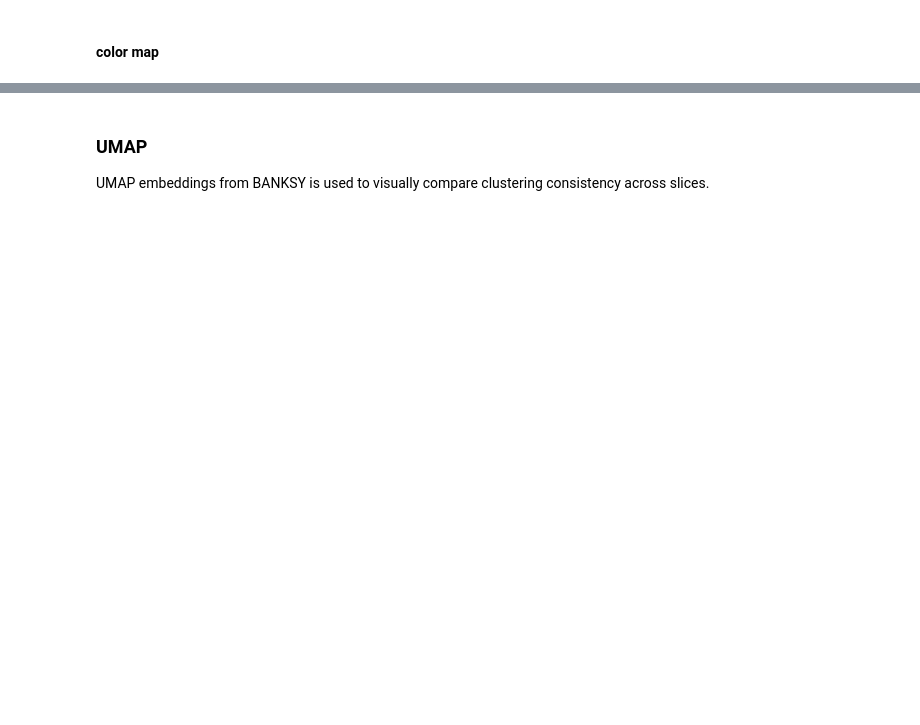
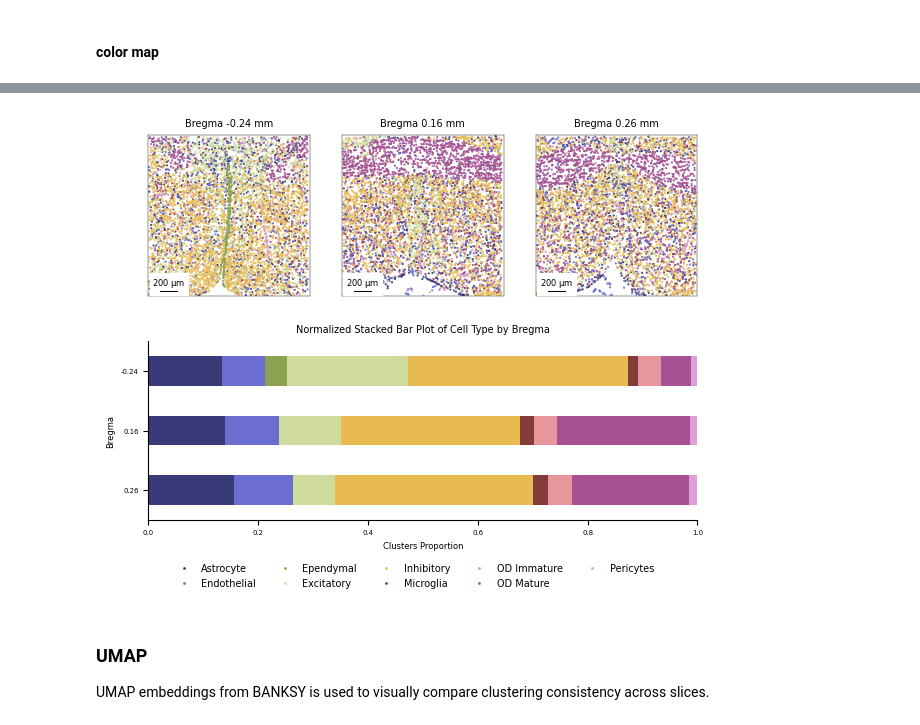
Before and after one commit to melocery/MasterThesisAnalysis, a Jupyter notebook: notebook/R1_SliceEquivalence.ipynb, the cells around one changed output, grey strips where cells are left out. Saved outputs shown, nothing was run; the diff lists cells and outputs as text; code cells hidden in the pictures; blank space fills up the shorter version.

```diff
--- a/notebook/R1_SliceEquivalence.ipynb
+++ b/notebook/R1_SliceEquivalence.ipynb
@@ -23,7 +26,7 @@ from plot import CM
 # %%
 banksy_folder_path = Path("../data/banksy_results/")
 # %%
-banksy_result = columns = ["Centroid_X", "Centroid_Y", "Bregma", "lam0.2"]
+columns = ["Centroid_X", "Centroid_Y", "Bregma", "lam0.2"]
 
 banksy_result = pd.read_csv(
         banksy_folder_path/"banksy_cluster.txt",
@@ -39,0 +73,9 @@ banksy_result = pd.read_csv(
+# %%
+banksy_result = banksy_result.merge(
+    banksy_result_all[['x', 'y', 'banksy_label']],
+    on=['x', 'y'],
+    how='left'
+)
+
+banksy_result['match'] = banksy_result['banksy_cluster'] == banksy_result['banksy_label']
+print(banksy_result[banksy_result['match'] == False])
@@ -39,0 +99,2 @@ banksy_result = pd.read_csv(
+# %%
+MERFISH_data_folder_path = Path("../data/mouse_hypothalamus/MERFISH/")
@@ -51,4 +149,9 @@ colormap = plt.get_cmap('tab20b', num_other_labels)
 other_colors = {label: colormap(i) for i, label in enumerate(unique_other_labels)}
 
 full_color_map = {**color_map, **other_colors}
+# %%
+all_labels = sorted(merfish_data['Cell_class'].unique())
+colormap = plt.cm.get_cmap('tab20b', len(all_labels))
+label_to_color = {label: colormap(i) for i, label in enumerate(all_labels)}
+colors = merfish_data['Cell_class'].map(label_to_color)
 # %% [markdown]
@@ -183,3 +184,77 @@ plt.show()
+# %%
+fig = plt.figure(figsize=(18*CM, 13*CM), constrained_layout=True)
+gs = gridspec.GridSpec(2, 3, height_ratios=[1, 1])
+
+scatter_data = [
+    (merfish_024, "Bregma -0.24 mm"),
+    (merfish_016, "Bregma 0.16 mm"),
+    (merfish_026, "Bregma 0.26 mm")
+]
+
+axes_scatter = []
+
+for i, (df, title) in enumerate(scatter_data):
+    ax = fig.add_subplot(gs[0, i])
+    ax.scatter(
+        df["x"], df["y"],
+        s=0.3,
+        c=df['Cell_class'].map(label_to_color),
+        rasterized=True
+    )
+    ax.set_title(title, fontsize=7)
+    ax.set_aspect('equal', adjustable='box')
+    ax.set_xlim(-10, 1810)
+    ax.set_ylim(-10, 1810)
+    ax.set_xticks([])
+    ax.set_yticks([])
+    for spine in ["top", "right", "left", "bottom"]:
+        ax.spines[spine].set_linewidth(0.3)
+    _plot_scalebar(ax, dx=1, units="um", location="lower left", length_fraction=0.2, fontsize=6, box_alpha=1, color="black")
+    axes_scatter.append(ax)
+
+# Add bar plot
+ax4 = fig.add_subplot(gs[1, :])
+df_normalized.plot(
+    kind="barh", stacked=True, ax=ax4,
+    color=[label_to_color.get(label) for label in df_normalized.columns]
+)
+
+ax4.spines["top"].set_visible(False)
+ax4.spines["right"].set_visible(False)
+ax4.set_xlim(0, 1)
+ax4.get_legend().remove()
+ax4.tick_params(axis='x', labelsize=5)
+ax4.tick_params(axis='y', labelsize=5)
+ax4.set_xlabel("Clusters Proportion", fontsize=6)
+ax4.set_ylabel("Bregma", fontsize=6)
+ax4.set_title("Normalized Stacked Bar Plot of Cell Type by Bregma", fontsize=7)
+
+# Global legend
+handles = [
+    mlines.Line2D(
+        [0], [0], marker='.', linestyle='None',
+        color='none',
+        markerfacecolor=label_to_color[label],
+        markeredgecolor='none',
+        markersize=4,
+        label=label
+    )
+    for label in all_labels
+]
+
+fig.legend(
+    handles=handles,
+    fontsize=7,
+    loc='lower center',
+    frameon=False,
+    bbox_to_anchor=(0.5, -0.04),
+    ncol=5
+)
+
+plt.savefig("../data/results/R1/celltypes.pdf", bbox_inches='tight')
+plt.show()
+# %% [output]
+[figure, added]
 # %% [markdown]
 ### UMAP
 UMAP embeddings from BANKSY is used to visually compare clustering consistency across slices.
```
Also changed, not shown: parts of 34 cells of this notebook, 3 other files.
